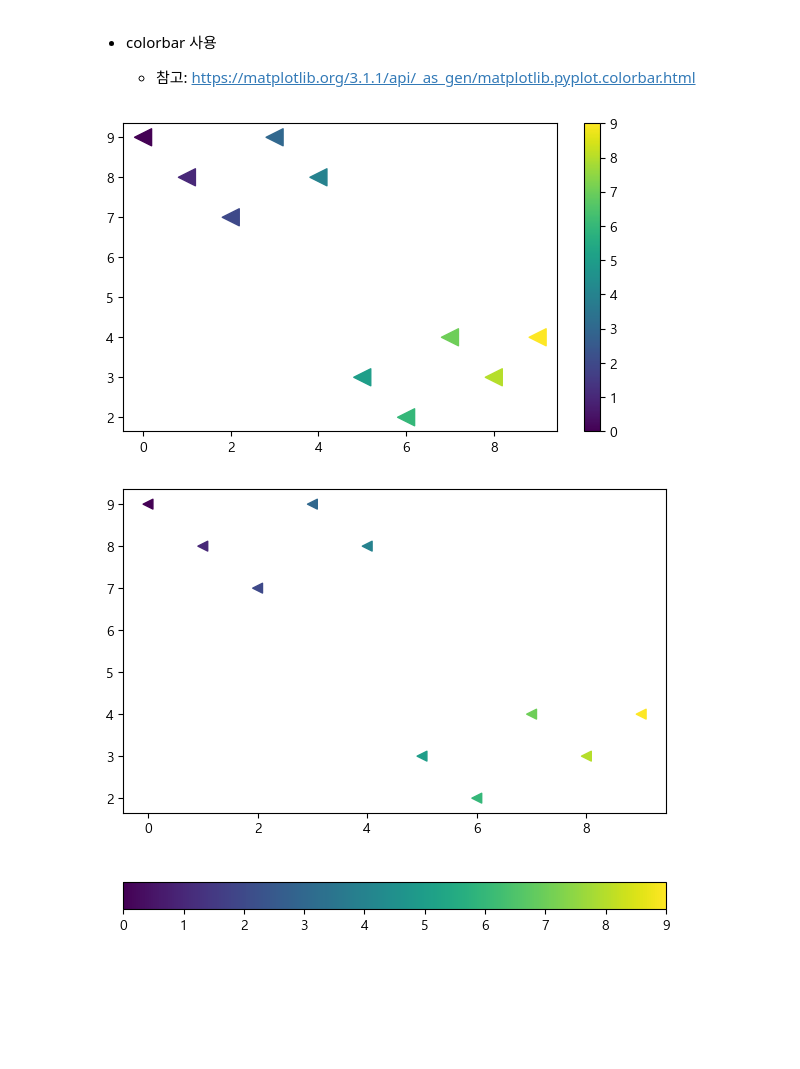
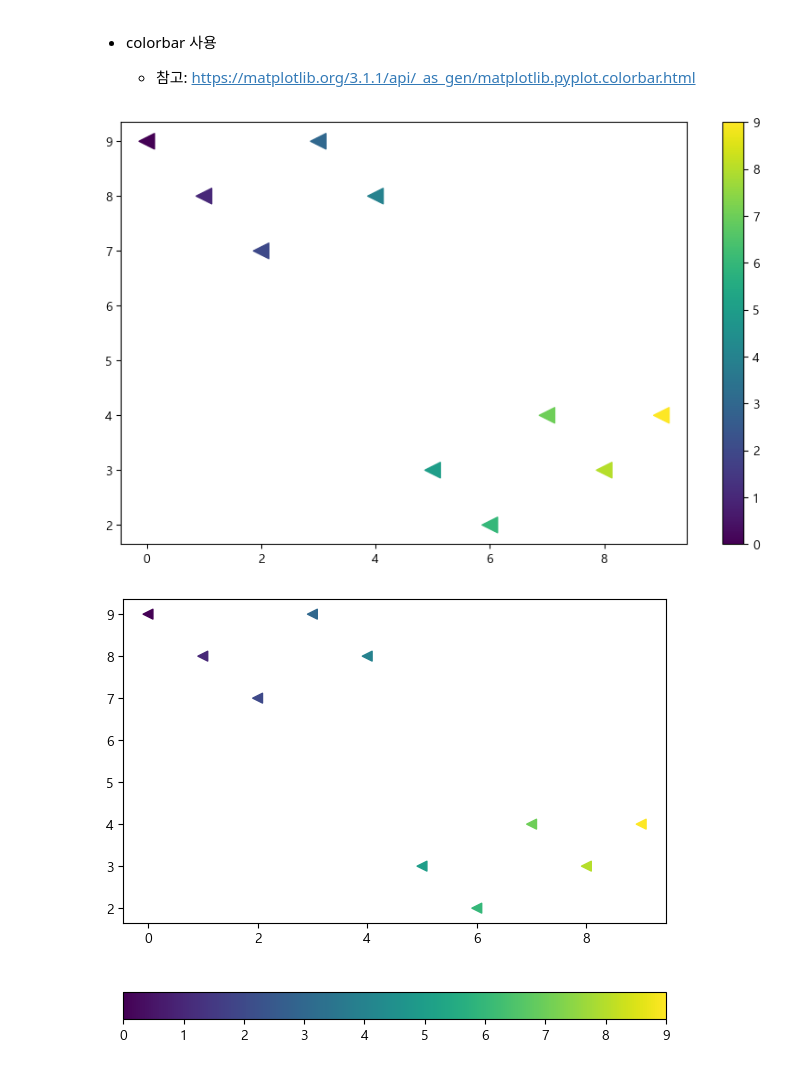
Before and after one commit to ElaYJ/Study_EDA, a Jupyter notebook: 01_Seoul_CCTV/Lib_matplotlib_basic.ipynb, the cells around one changed output. Cells and saved outputs as stored; diff of their text form; code cells hidden in the pictures; blank space fills up the shorter version.

```diff
--- a/01_Seoul_CCTV/Lib_matplotlib_basic.ipynb
+++ b/01_Seoul_CCTV/Lib_matplotlib_basic.ipynb
@@ -165,14 +165,14 @@ drawGraph()
 # %%
 colormap = t
 
 def drawGraph():
-    plt.figure(figsize=(7, 4))
+    plt.figure(figsize=(10, 6))
     plt.scatter(t, y, s=150, marker='<', c=colormap)
     plt.colorbar()
 
 drawGraph()
 # %% [output]
-[figure, old version]
+[figure, new version]
 # %%
 def drawGraph():
     plt.figure(figsize=(7, 6))
```
Also changed, not shown: 2 other files.
